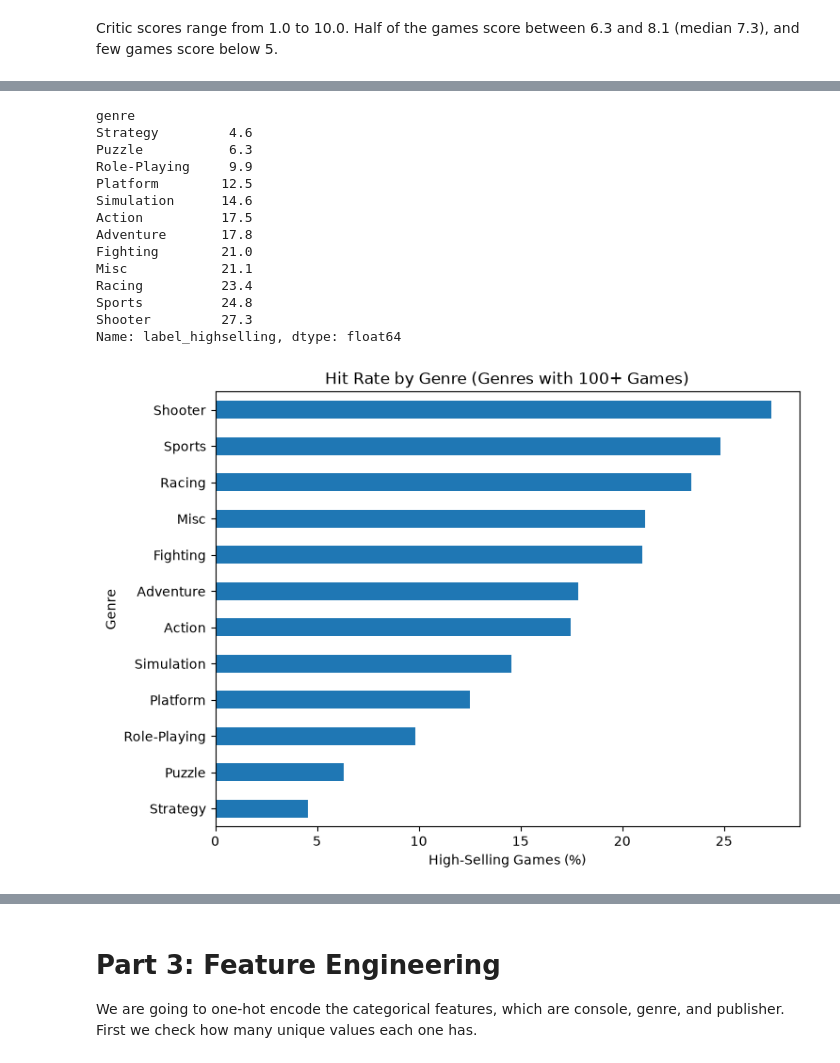
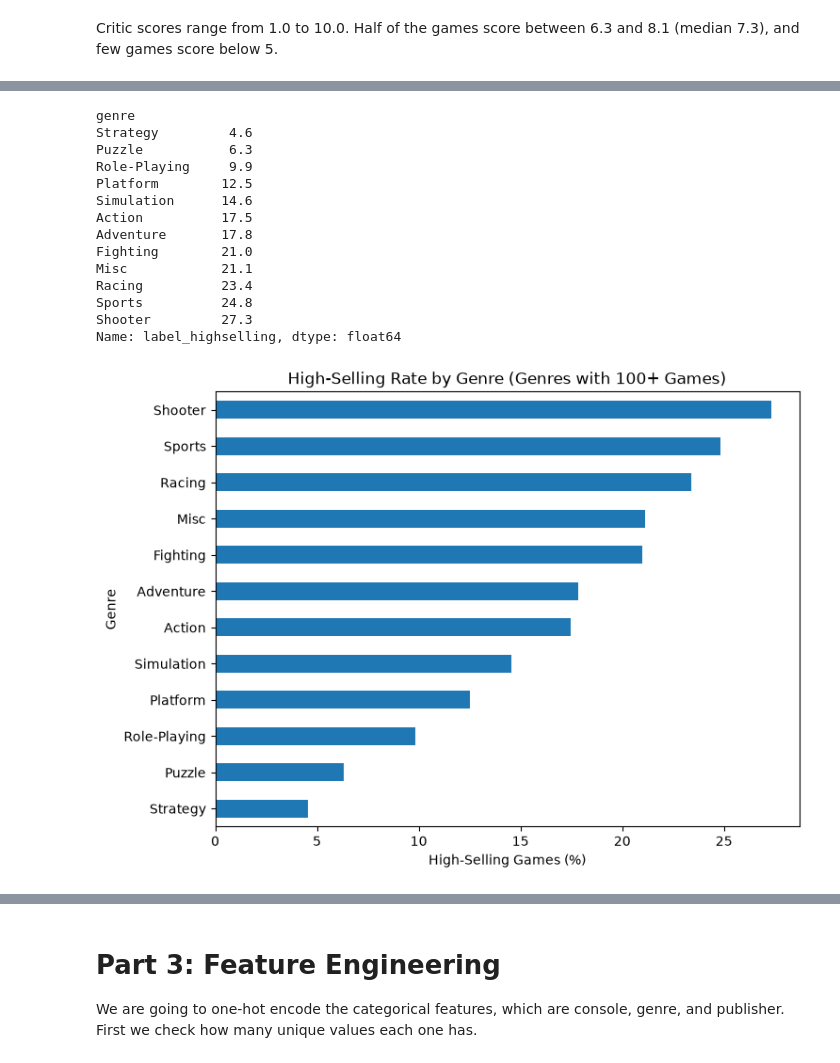
Before and after one commit to CarlosOlvera05/ML-Course-Project, a Jupyter notebook: MLProject(NEW).ipynb, the cells around one changed output, grey strips where cells are left out. Saved outputs shown, nothing was run; the diff lists cells and outputs as text; code cells hidden in the pictures.

```diff
--- a/MLProject(NEW).ipynb
+++ b/MLProject(NEW).ipynb
@@ -454,33 +429,33 @@ Among consoles with 100 or more games, the hit rate ranges from 3.0% (3DS) and 6
 # %%
-# Hit rate for each genre with 100 or more rows
+# High-selling rate for each genre with 100 or more rows
 genre_counts = videogame_df["genre"].value_counts()
 common_genres = genre_counts[genre_counts >= 100].index
 common_genre_rows = videogame_df[videogame_df["genre"].isin(common_genres)]
 
 genre_hit_rate = common_genre_rows.groupby("genre")["label_highselling"].mean() * 100
 genre_hit_rate = genre_hit_rate.sort_values()
 print(genre_hit_rate.round(1))
 
 genre_hit_rate.plot(kind="barh", figsize=(8, 6))
 
-plt.title("Hit Rate by Genre (Genres with 100+ Games)")
+plt.title("High-Selling Rate by Genre (Genres with 100+ Games)")
 plt.xlabel("High-Selling Games (%)")
 plt.ylabel("Genre")
 plt.show()
 # %% [output]
 genre
 Strategy         4.6
 Puzzle           6.3
 Role-Playing     9.9
 Platform        12.5
 Simulation      14.6
 Action          17.5
 Adventure       17.8
 Fighting        21.0
 Misc            21.1
 Racing          23.4
 Sports          24.8
 Shooter         27.3
 Name: label_highselling, dtype: float64
-[figure, old version]
+[figure, new version]
 # %% [markdown]
```
Also changed, not shown: parts of 93 cells of this notebook, 1 other file.
